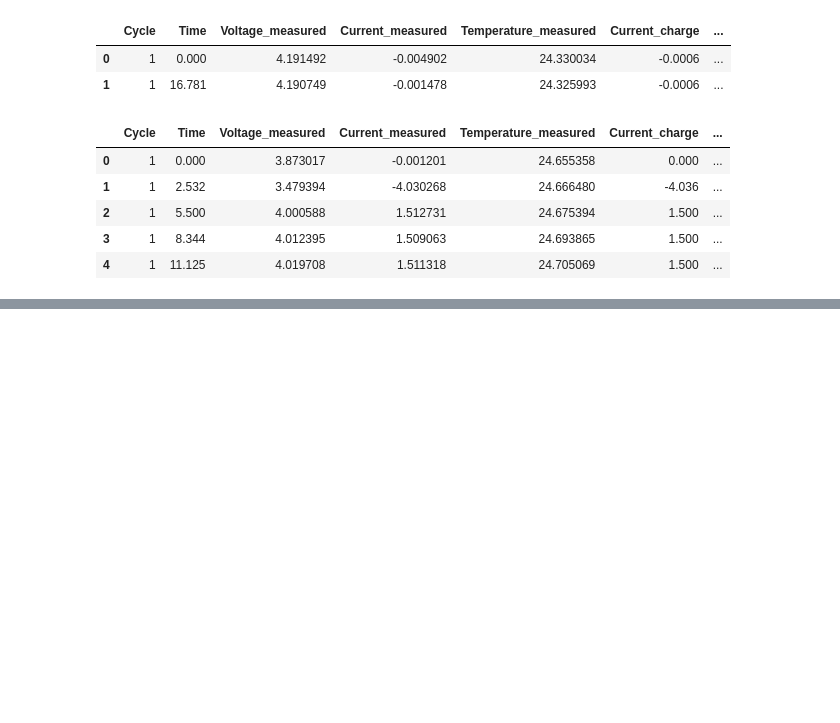
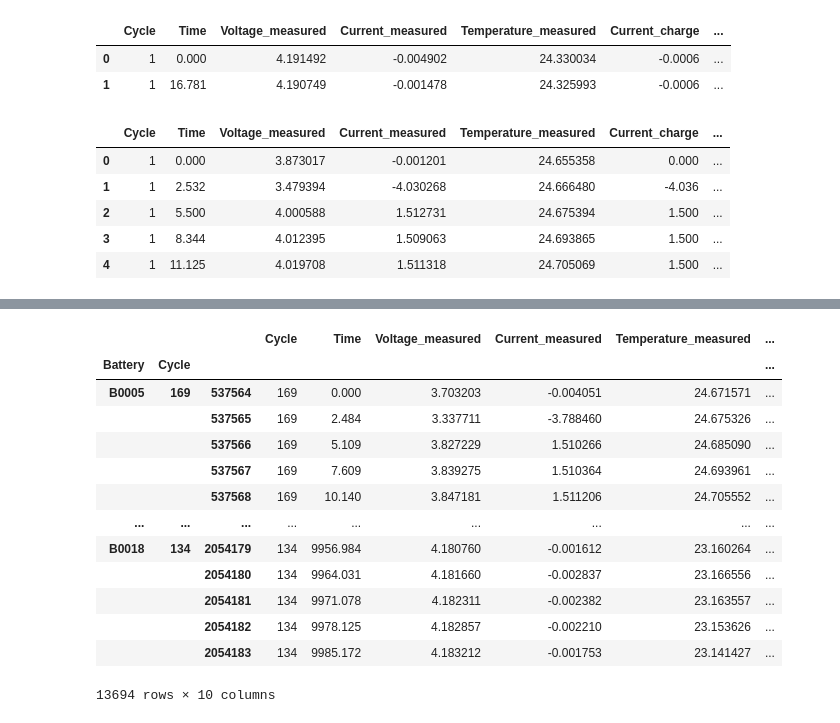
Before and after one commit to RomanShrestha07/CPSC_4830_Group_Project, a Jupyter notebook: Group_Project.ipynb, the cells around one changed output, grey strips where cells are left out. Cells and saved outputs as stored; diff of their text form; code cells hidden in the pictures; blank space fills up the shorter version.

```diff
--- a/Group_Project.ipynb
+++ b/Group_Project.ipynb
@@ -692,0 +719,18 @@ total_battery_df.head()
+# %%
+rows_with_missing_data = total_battery_df[total_battery_df.isnull().any(axis=1)]
+rows_with_missing_data
+# %% [output]
+|  |  |  | Cycle | Time | Voltage_measured | Current_measured | Temperature_measured | ... |
+| Battery | Cycle |  |  |  |  |  |  | ... |
+| B0005 | 169 | 537564 | 169 | 0.000 | 3.703203 | -0.004051 | 24.671571 | ... |
+|  |  | 537565 | 169 | 2.484 | 3.337711 | -3.788460 | 24.675326 | ... |
+|  |  | 537566 | 169 | 5.109 | 3.827229 | 1.510266 | 24.685090 | ... |
+|  |  | 537567 | 169 | 7.609 | 3.839275 | 1.510364 | 24.693961 | ... |
+|  |  | 537568 | 169 | 10.140 | 3.847181 | 1.511206 | 24.705552 | ... |
+| ... | ... | ... | ... | ... | ... | ... | ... | ... |
+| B0018 | 134 | 2054179 | 134 | 9956.984 | 4.180760 | -0.001612 | 23.160264 | ... |
+|  |  | 2054180 | 134 | 9964.031 | 4.181660 | -0.002837 | 23.166556 | ... |
+|  |  | 2054181 | 134 | 9971.078 | 4.182311 | -0.002382 | 23.163557 | ... |
+|  |  | 2054182 | 134 | 9978.125 | 4.182857 | -0.002210 | 23.153626 | ... |
+|  |  | 2054183 | 134 | 9985.172 | 4.183212 | -0.001753 | 23.141427 | ... |
+13694 rows × 10 columns
```
Also changed, not shown: parts of 5 cells of this notebook.
